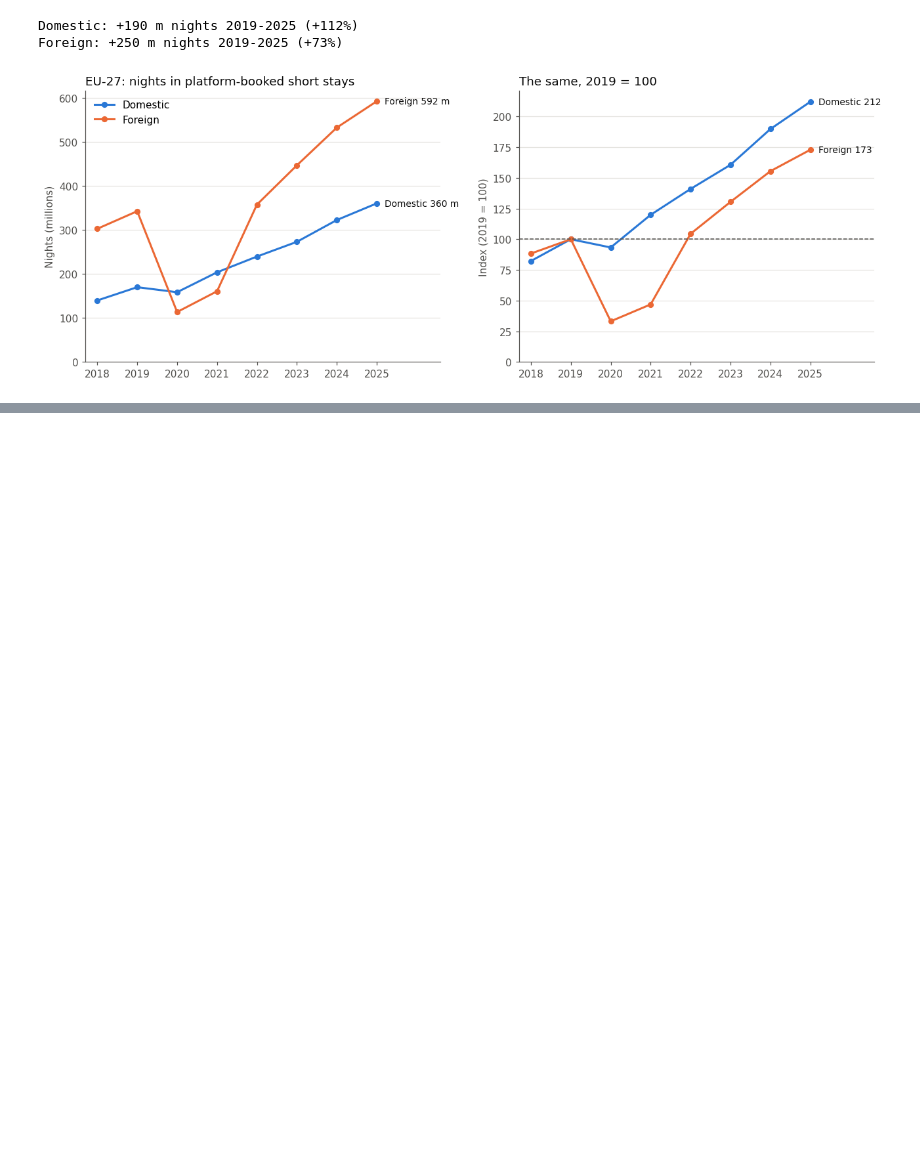
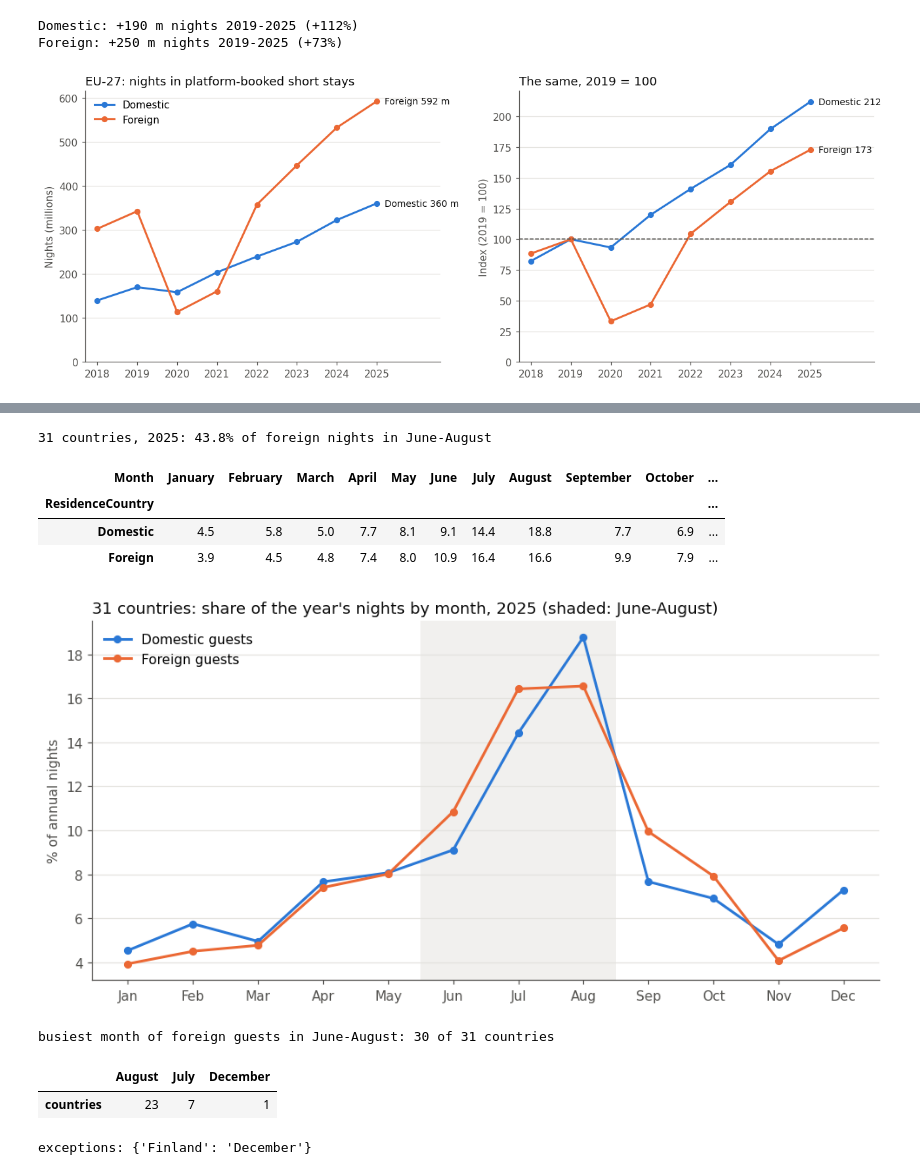
Before and after one commit to lomska/AI-Assisted-Dataviz, a Jupyter notebook: EUForeignTourismRhythms/Stage 3 Analysis.ipynb, the cells around one changed output, grey strips where cells are left out. Drawn from its saved outputs; the diff is of its cells as text; code cells hidden in the pictures; blank space fills up the shorter version.

```diff
--- a/EUForeignTourismRhythms/Stage 3 Analysis.ipynb
+++ b/EUForeignTourismRhythms/Stage 3 Analysis.ipynb
@@ -1418,0 +356,33 @@ assert chk["ok"].all(), "numbers quoted in the text no longer match the data - u
+# %%
+cm25 = df[(df["NUTSLevel"] == 0) & (df["Year"] == 2025) & monthly]
+prof = cm25.pivot_table(index="Month", columns="ResidenceCountry", values="Value", aggfunc="sum", observed=True).reindex(MONTH_NAMES)
+prof = 100 * prof / prof.sum()
+jja = prof.loc[["June", "July", "August"], "Foreign"].sum()
+print(f"31 countries, 2025: {jja:.1f}% of foreign nights in June-August")
+display(prof[["Domestic", "Foreign"]].T.round(1))
+
+fig, ax = plt.subplots(figsize=(9, 4.5), dpi=110)
+for r in ["Domestic", "Foreign"]:
+    ax.plot(np.arange(12), prof[r], color=COLOR[r], lw=2, marker="o", ms=5, label=f"{r} guests")
+ax.axvspan(4.5, 7.5, color=GRIDC, alpha=0.5, lw=0)
+ax.set_xticks(np.arange(12), [m[:3] for m in MONTH_NAMES])
+style(ax, "31 countries: share of the year's nights by month, 2025 (shaded: June-August)", "% of annual nights")
+ax.legend(frameon=False, loc="upper left"); plt.tight_layout(); plt.show()
+
+# Busiest month of foreign guests in each country.
+peak_month = cm25[cm25["ResidenceCountry"] == "Foreign"].pivot_table(index="Country", columns="Month", values="Value", observed=True) \
+    .reindex(columns=MONTH_NAMES).idxmax(axis=1)
+print(f"busiest month of foreign guests in June-August: {peak_month.isin(['June', 'July', 'August']).sum()} of {len(peak_month)} countries")
+display(peak_month.value_counts().rename("countries").to_frame().T)
+print("exceptions:", peak_month[~peak_month.isin(["June", "July", "August"])].to_dict())
+# %% [output]
+31 countries, 2025: 43.8% of foreign nights in June-August
+| Month | January | February | March | April | May | June | July | August | September | October | ... |
+| ResidenceCountry |  |  |  |  |  |  |  |  |  |  | ... |
+| Domestic | 4.5 | 5.8 | 5.0 | 7.7 | 8.1 | 9.1 | 14.4 | 18.8 | 7.7 | 6.9 | ... |
+| Foreign | 3.9 | 4.5 | 4.8 | 7.4 | 8.0 | 10.9 | 16.4 | 16.6 | 9.9 | 7.9 | ... |
+[figure, added]
+busiest month of foreign guests in June-August: 30 of 31 countries
+|  | August | July | December |
+| countries | 23 | 7 | 1 |
+exceptions: {'Finland': 'December'}
```
Also changed, not shown: parts of 72 cells of this notebook, 5 other files.
